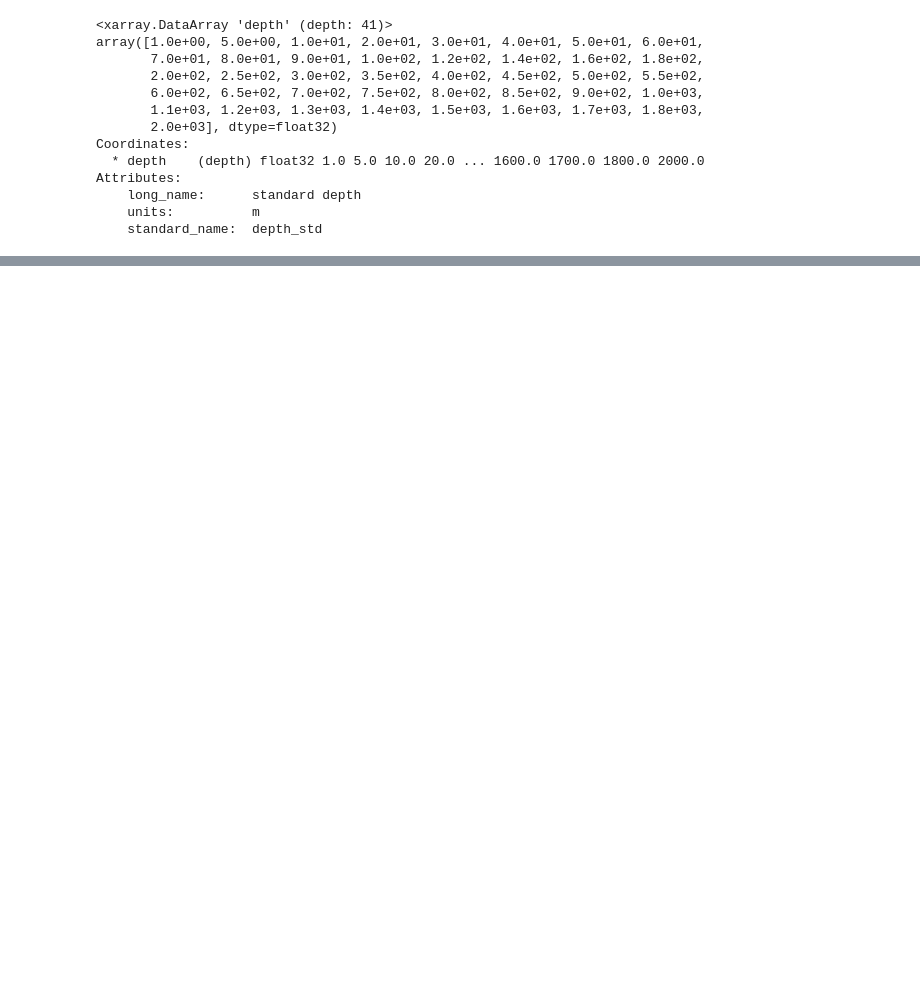
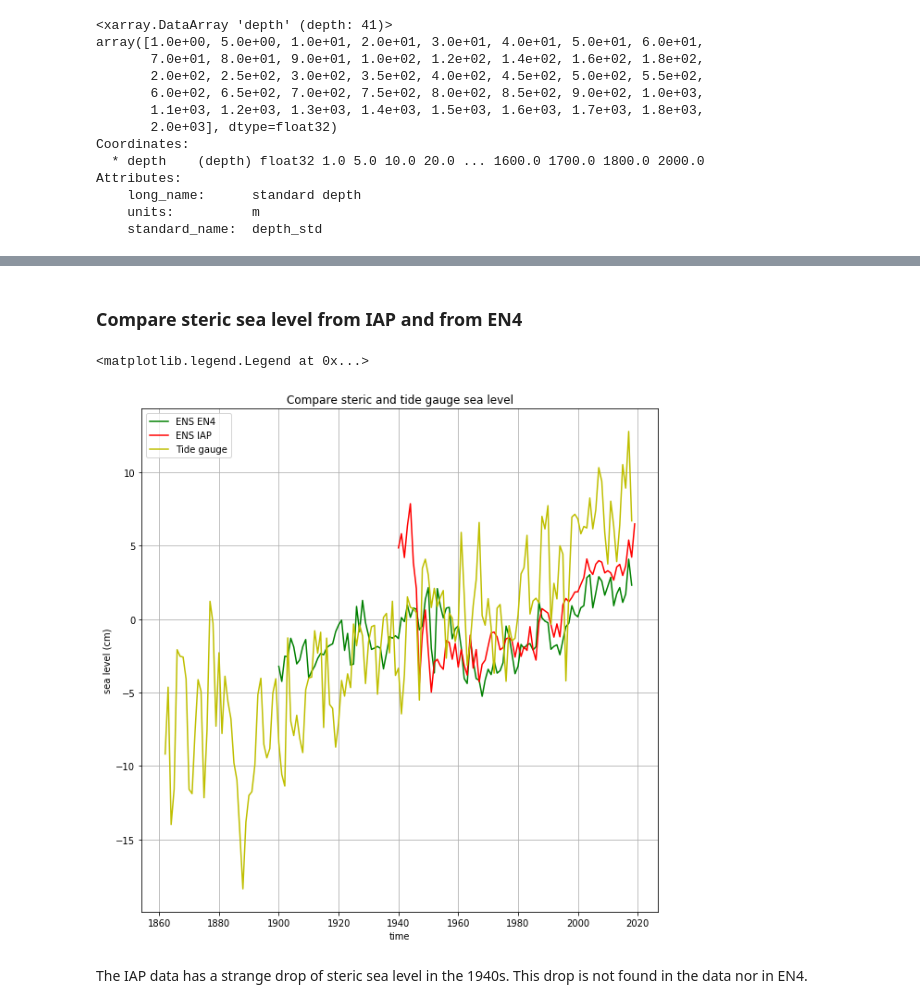
Before and after one commit to Jacobiaan/SLBudget, a Jupyter notebook: notebooks/Steric.ipynb, the cells around one changed output, grey strips where cells are left out. Drawn from its saved outputs; the diff is of its cells as text; code cells hidden in the pictures; blank space fills up the shorter version.

```diff
--- a/notebooks/Steric.ipynb
+++ b/notebooks/Steric.ipynb
@@ -371,0 +347,20 @@ Attributes:
+# %% [markdown]
+### Compare steric sea level from IAP and from EN4
+# %%
+#Plot time series
+fig, ax = plt.subplots(figsize=(10,10))
+ax.plot(StericSL_ENS_df, 'g-', label='ENS EN4')
+ax.plot(steric_ENS_IAP, 'r-', label='ENS IAP')
+ax.plot(SeaLevel_df.height, 'y-', label='Tide gauge')
+#ax.set_xlim([1993,2020])
+
+plt.xlabel('time')
+plt.ylabel('sea level (cm)')
+plt.title('Compare steric and tide gauge sea level')
+ax.grid(True)
+plt.legend(loc='upper left')
+# %% [output]
+<matplotlib.legend.Legend at 0x...>
+[figure, added]
+# %% [markdown]
+The IAP data has a strange drop of steric sea level in the 1940s. This drop is not found in the data nor in EN4.
```
Also changed, not shown: parts of 9 cells of this notebook, 2 other files.
